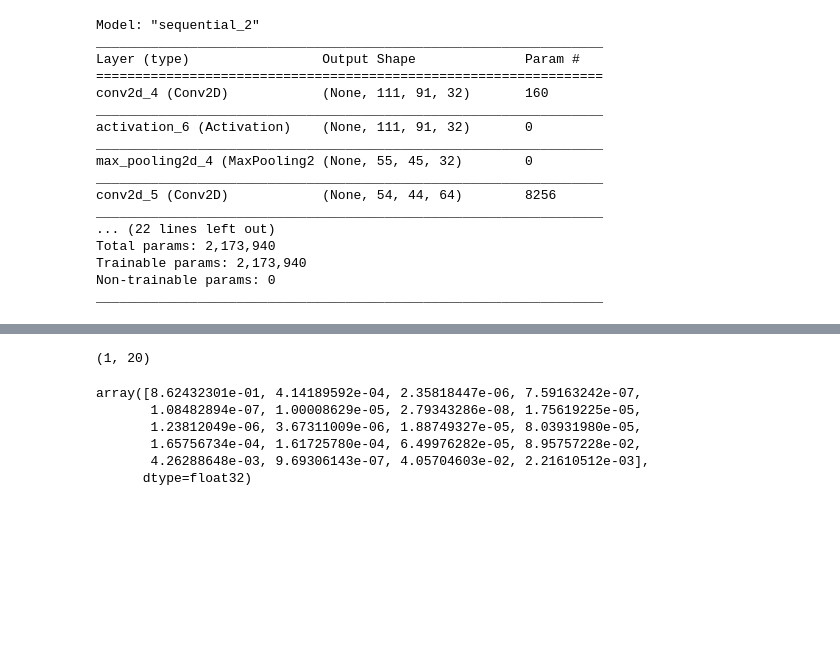
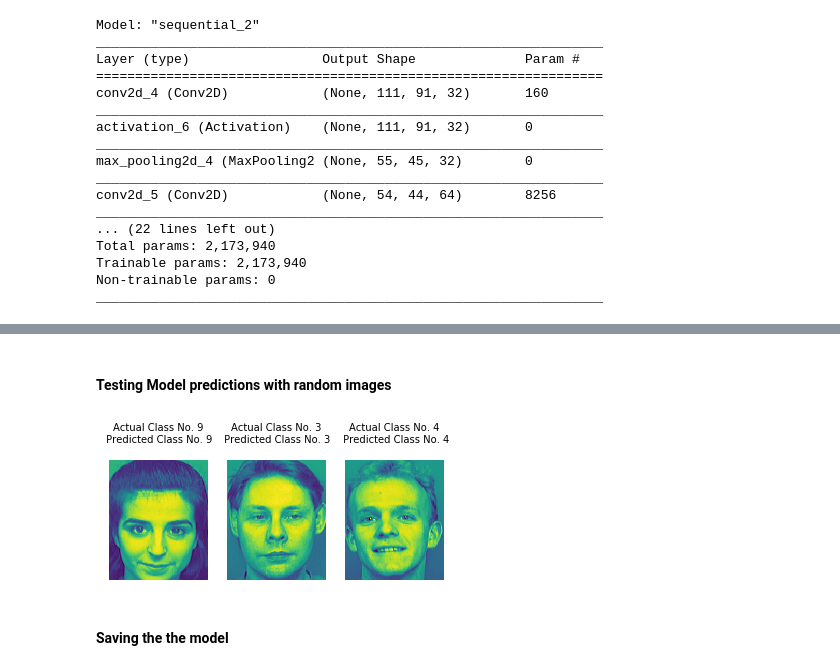
Before and after one commit to snbhattacharjya/Simplilearn, a Jupyter notebook: Advanced Deep Learning/Facial Recognition.ipynb, the cells around one changed output, grey strips where cells are left out. Drawn from its saved outputs; the diff is of its cells as text; code cells hidden in the pictures; blank space fills up the shorter version.

```diff
--- a/Advanced Deep Learning/Facial Recognition.ipynb
+++ b/Advanced Deep Learning/Facial Recognition.ipynb
@@ -182,15 +211,21 @@ model.evaluate(x=X_test,y=y_test)
-# %%
-X_new = X_test[0].reshape(1,112,92,1)
-preds = model.predict(x=X_new)
-preds.shape
-# %% [output]
-(1, 20)
-# %%
-preds[0]
-# %% [output]
-array([8.62432301e-01, 4.14189592e-04, 2.35818447e-06, 7.59163242e-07,
-       1.08482894e-07, 1.00008629e-05, 2.79343286e-08, 1.75619225e-05,
-       1.23812049e-06, 3.67311009e-06, 1.88749327e-05, 8.03931980e-05,
-       1.65756734e-04, 1.61725780e-04, 6.49976282e-05, 8.95757228e-02,
-       4.26288648e-03, 9.69306143e-07, 4.05704603e-02, 2.21610512e-03],
-      dtype=float32)
+# %% [markdown]
+#### Testing Model predictions with random images
+# %%
+samples = np.random.randint(low=0, high=len(X_test)-1, size=3)
+X_new = X_test[samples]
+y_new = y_test[samples]
+preds = model.predict(x=X_new)
+
+fig, axs = plt.subplots(1,3)
+for index, ax in enumerate(axs):
+    ax.imshow(X_new[index].reshape(112,92))
+    ax.set_title('Actual Class No. {}\n Predicted Class No. {}\n'.
+                 format(y_new[index], np.argmax(preds[index])),
+                 fontdict={'size': 10})
+    ax.axis('off')
+
+plt.show()
+# %% [output]
+[figure, added]
+# %% [markdown]
+#### Saving the the model
```
Also changed, not shown: parts of 29 cells of this notebook, 1 other file.
